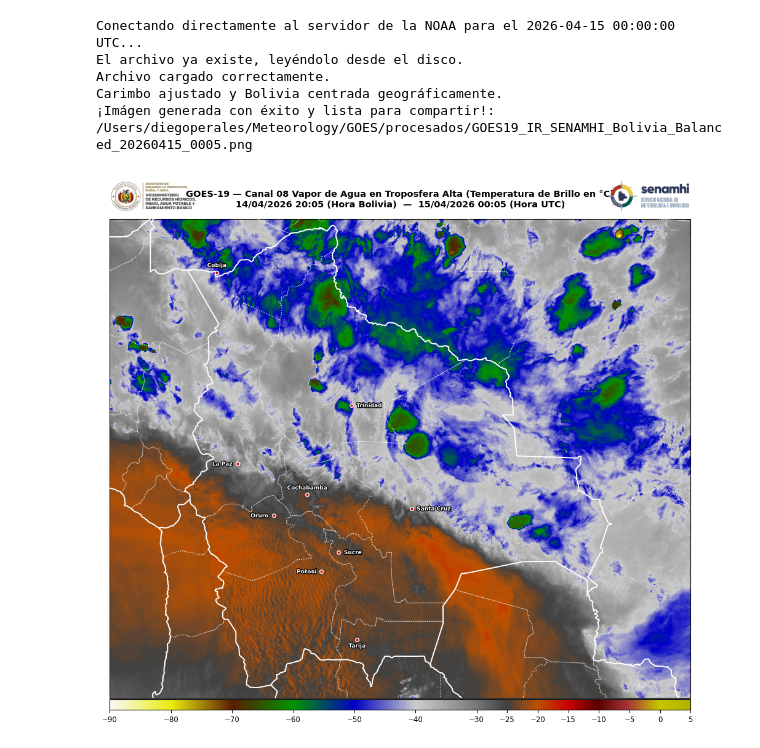
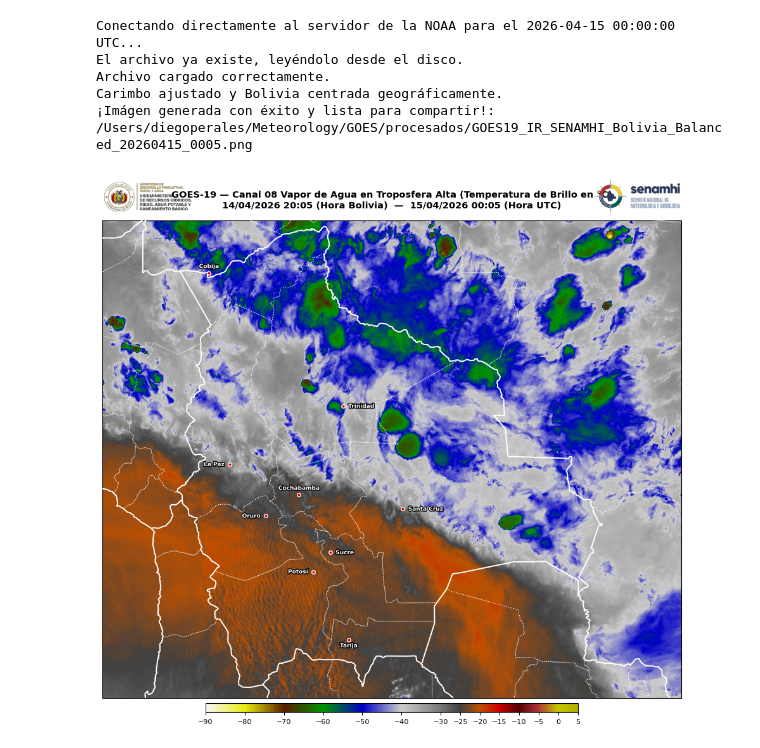
Before and after one commit to diegomapper/goes_env, a Jupyter notebook: Scripts/02_goes19_vapor_de_agua.ipynb, the cells around one changed output. Drawn from its saved outputs; the diff is of its cells as text; code cells hidden in the pictures.

Commit message:
Ajustar el tamaño de la imagen del producto vapor de agua para conseguir efecto borderless

```diff
--- a/Scripts/02_goes19_vapor_de_agua.ipynb
+++ b/Scripts/02_goes19_vapor_de_agua.ipynb
@@ -186,28 +186,24 @@ string_bot = fecha_bot.strftime('%d/%m/%Y %H:%M (Hora Bolivia)')
 ax.set_title(f"GOES-19 — Canal 08 Vapor de Agua en Troposfera Alta (Temperatura de Brillo en °C)\n{string_bot}  —  {string_utc}",
              fontsize=10.5, fontweight='bold', pad=14, loc='center', linespacing=1.3)
 
-# --- CAPA 6: BARRA DE COLORES DE REFERENCIA (ALINEACIÓN MILIMÉTRICA) ---
-# 1. Obtenemos las coordenadas reales exactas de la imagen de satélite en el lienzo
-pos_mapa = ax.get_position()
+# --- CAPA 6: BARRA DE COLORES DE REFERENCIA ---
+# Definimos primero los ticks específicos para Vapor de Agua
+valores_ticks_wv = [-90, -80, -70, -60, -50, -40, -30, -25, -20, -15, -10, -5, 0, 5]
 
-# 2. Creamos el eje flotante abajo del mapa usando el ancho real de los datos
-cax = fig.add_axes([
-    pos_mapa.x0,           # Alineado perfectamente al borde izquierdo
-    pos_mapa.y0 - 0.02,    # Posición vertical justa abajo del mapa
-    pos_mapa.width,        # Ancho exacto de la imagen de borde a borde (100%)
-    0.018                  # El grosor ultra delgado y estilizado calibrado
-])
+cbar = fig.colorbar(
+    im,
+    orientation='horizontal',
+    pad=0.01,          # Pegado sutil a la base del mapa para maximizar pantalla
+    shrink=0.60,       # Proporción ideal para mantener el equilibrio
+    fraction=0.022,    # Grosor delgado
+    aspect=40,
+    ax=ax,             # Mantiene el mapa estirado de borde a borde
+    ticks=valores_ticks_wv, # Pasamos los ticks directamente aquí para el cálculo dinámico
+    spacing='uniform'  # Separa equitativamente los números apretados de la derecha
+)
 
-# 3. Dibujamos el colorbar dentro de este eje perfecto
-cbar = fig.colorbar(im, cax=cax, orientation='horizontal')
-
-# Mantenemos tus ticks específicos para la escala de Vapor de Agua
-cbar.set_ticks([5, 0, -5, -10, -15, -20, -25, -30, -40, -50, -60, -70, -80, -90])
-cbar.ax.tick_params(labelsize=8)  # Fuente homogénea con el producto IR
-
-# Colocamos exactamente los mismos marcadores de tu captura de pantalla
-cbar.set_ticks([5, 0, -5, -10, -15, -20, -25, -30, -40, -50, -60, -70, -80, -90])
-cbar.ax.tick_params(labelsize=8.5)
+# Ajustamos la tipografía limpia para las etiquetas
+cbar.ax.tick_params(labelsize=8)
 
 # --- CAPA 7: POSICIONAMIENTO DINÁMICO DE LOGOS ---
 PATH_LOGOS = os.path.join(BASE_DIR, "logos")
@@ -217,31 +213,31 @@ try:
 
     if os.path.exists(img_ministerio_path) and os.path.exists(img_senamhi_path):
         logo_ministerio = mpimg.imread(img_ministerio_path)
         logo_senamhi = mpimg.imread(img_senamhi_path)
 
         pos_mapa = ax.get_position()
 
         ax_logo_min = fig.add_axes([pos_mapa.x0, pos_mapa.y1 + 0.005, 0.14, 0.07])
         ax_logo_min.imshow(logo_ministerio)
         ax_logo_min.axis('off')
 
         ax_logo_sen = fig.add_axes([pos_mapa.x1 - 0.14, pos_mapa.y1 + 0.005, 0.14, 0.07])
         ax_logo_sen.imshow(logo_senamhi)
         ax_logo_sen.axis('off')
         print("Carimbo ajustado y Bolivia centrada geográficamente.")
 except Exception as e:
     print(f"Alerta con logos: {e}")
 
 # Guardado
 output_name = f"{OUTPUTS}/GOES19_IR_SENAMHI_Bolivia_Balanced_{fecha_utc.strftime('%Y%m%d_%H%M')}.png"
 plt.savefig(output_name, dpi=200, bbox_inches='tight', pad_inches=0.03)
 print(f"¡Imágen generada con éxito y lista para compartir!: {output_name}")
 
 plt.show()
 # %% [output]
 Conectando directamente al servidor de la NOAA para el 2026-04-15 00:00:00 UTC...
 El archivo ya existe, leyéndolo desde el disco.
 Archivo cargado correctamente.
 Carimbo ajustado y Bolivia centrada geográficamente.
 ¡Imágen generada con éxito y lista para compartir!: /Users/diegoperales/Meteorology/GOES/procesados/GOES19_IR_SENAMHI_Bolivia_Balanced_20260415_0005.png
-[figure, old version]
+[figure, new version]
```
Also changed, not shown: 1 other file.
